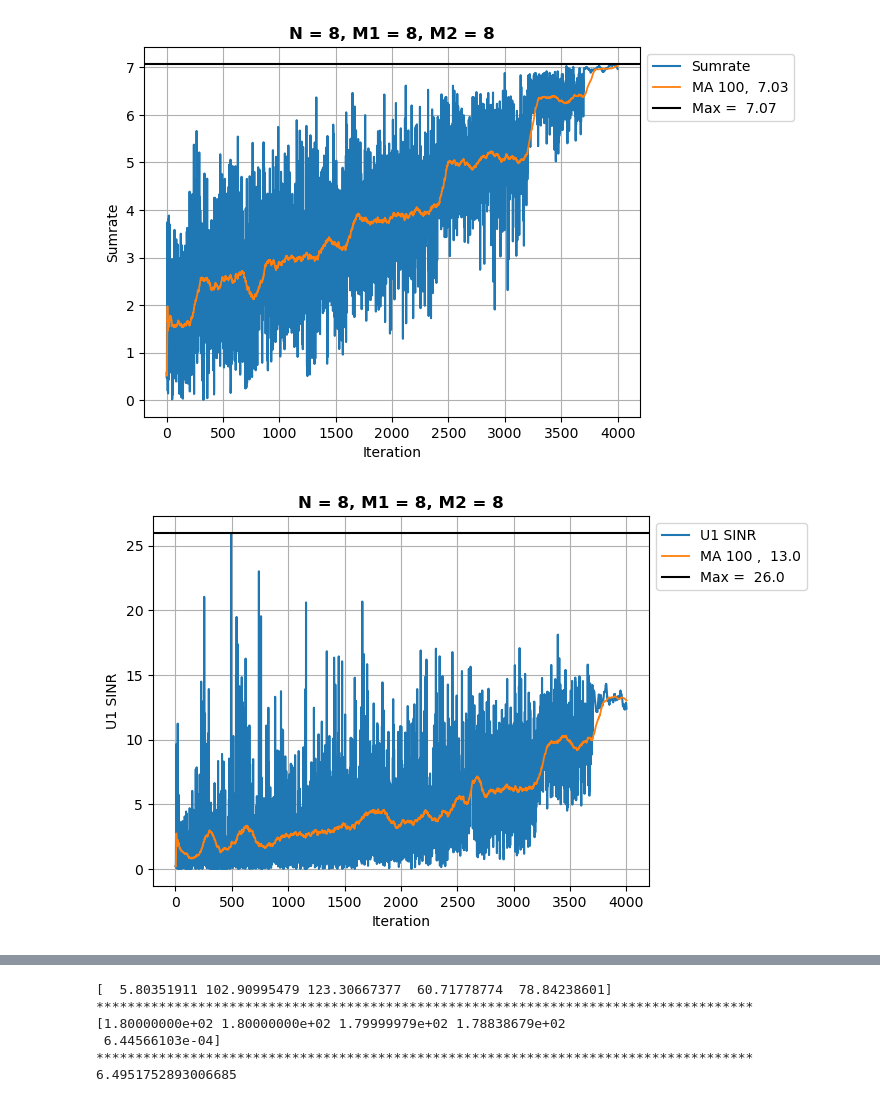
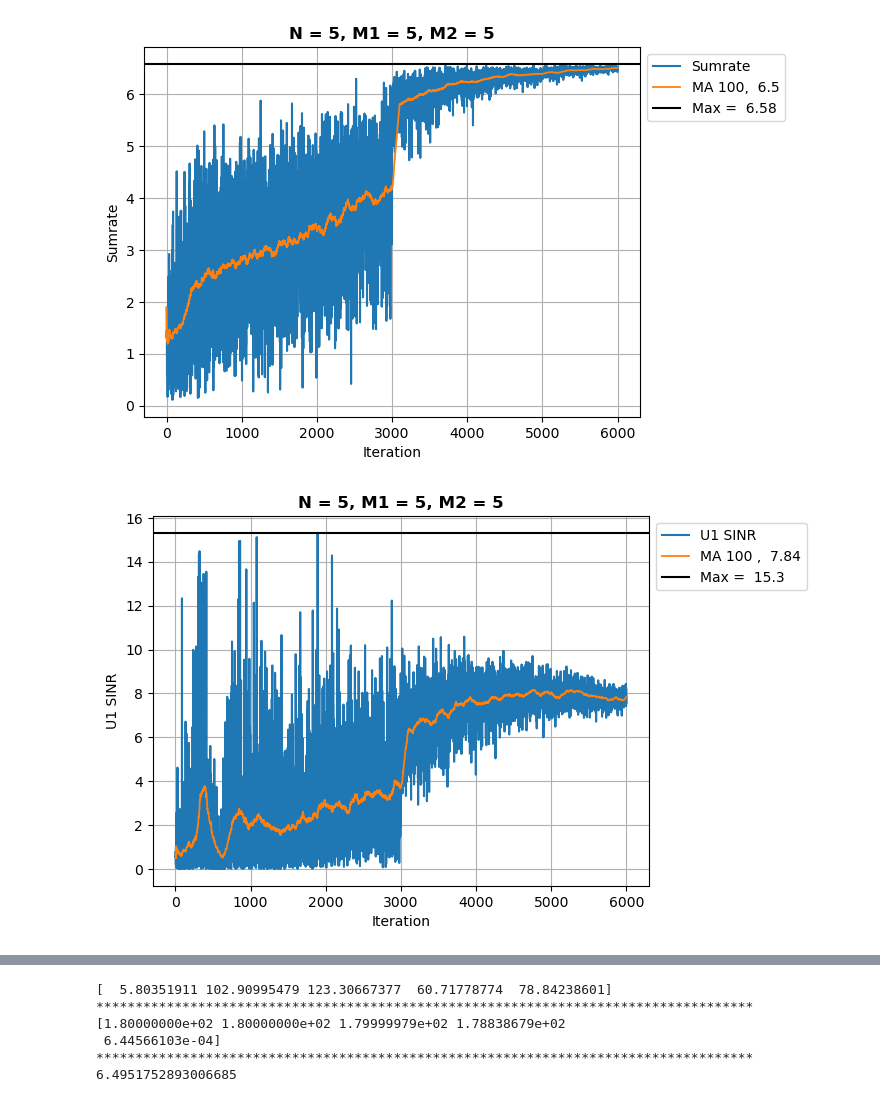
Before and after one commit to DanesH-Abdollahi/IRS-Project, a Jupyter notebook: src/main.ipynb, the cells around one changed output, grey strips where cells are left out. Drawn from its saved outputs; the diff is of its cells as text; code cells hidden in the pictures.

```diff
--- a/src/main.ipynb
+++ b/src/main.ipynb
@@ -155,20 +158,27 @@ def run2(iterations: int, env=None, agent=None, method="Iterations_Only"):
 
     for iter in tqdm(range(num_of_iterations), desc= colored("Agent is Learning :) ", "green"), ncols=123, colour= "red"):
 
-        if iter < num_of_iterations / 5:
-            agent.noise = 0.5
-        elif iter < num_of_iterations * 2 / 5:
-            agent.noise = 0.4
-        elif iter < num_of_iterations * 3 / 5:
-            agent.noise = 0.3
-        elif iter < num_of_iterations * 4 / 5:
-            agent.noise = 0.2
-        elif iter < num_of_iterations - 300 :
-            agent.noise = 0.1
+        # if iter < num_of_iterations / 5:
+        #     agent.noise = 0.5
+        # elif iter < num_of_iterations * 2 / 5:
+        #     agent.noise = 0.4
+        # elif iter < num_of_iterations * 3 / 5:
+        #     agent.noise = 0.3
+        # elif iter < num_of_iterations * 4 / 5:
+        #     agent.noise = 0.2
+        # elif iter < num_of_iterations - 300 :
+        #     agent.noise = 0.1
+        # else:
+        #     agent.noise = 0.001
+
+        # agent.noise = (0.5) / (log(iter + 1, 10) + 1)
+
+        if iter < num_of_iterations / 2:
+            agent.noise = (0.5) * exp(-(iter / 4000) ** 1.1)
+
         else:
-            agent.noise = 0.001
+            agent.noise = (0.5) * exp(-(iter / 2000) ** 1.1)
 
-        # agent.noise = (0.5) / (log(iter + 1, 2) + 1)
 
         action = agent.choose_action(obs)
 
@@ -190,7 +200,7 @@ def run2(iterations: int, env=None, agent=None, method="Iterations_Only"):
 # %%
 # Construct 2 equivalent environment
 sigma = 1e-2
-env1 = Environment(num_of_antennas=8, num_of_irs1=8, num_of_irs2=8,
+env1 = Environment(num_of_antennas=5, num_of_irs1=5, num_of_irs2=5,
                             path_loss_exponent=2, irs1_to_antenna=20,
                             irs2_to_antenna=30, irs1_to_irs2=40, transmitted_power=1)
 
@@ -203,7 +213,7 @@ U21 = env1.CreateUser(distance_to_antenna=60, distance_to_irs1=40, distance_to_i
                     los_to_irs2=True, sinr_threshold=3, penalty=0, allocated_power=0.5, weight=1)
 #-------------------------------------------------------------------------------------------------------
 
-env2 = Environment(num_of_antennas=8, num_of_irs1=8, num_of_irs2=8,
+env2 = Environment(num_of_antennas=5, num_of_irs1=5, num_of_irs2=5,
                             path_loss_exponent=2, irs1_to_antenna=20,
                             irs2_to_antenna=30, irs1_to_irs2=40, transmitted_power=1)
 
@@ -260,5 +270,5 @@ Power split factor = 0.39 | Power noise = 0.001
 # %%
-agent1 = run2(4000, env=env2)
+agent1 = run2(6000, env=env2)
 # %% [output]
-[figure, old version]
+[figure, new version]
-[figure, old version]
+[figure, new version]
```
Also changed, not shown: parts of 5 cells of this notebook, 1 other file.
